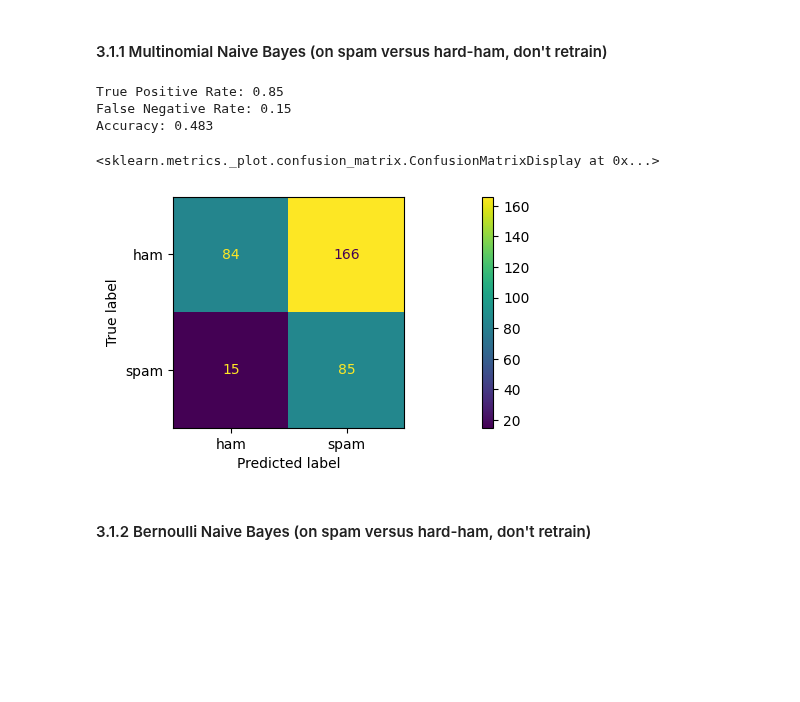
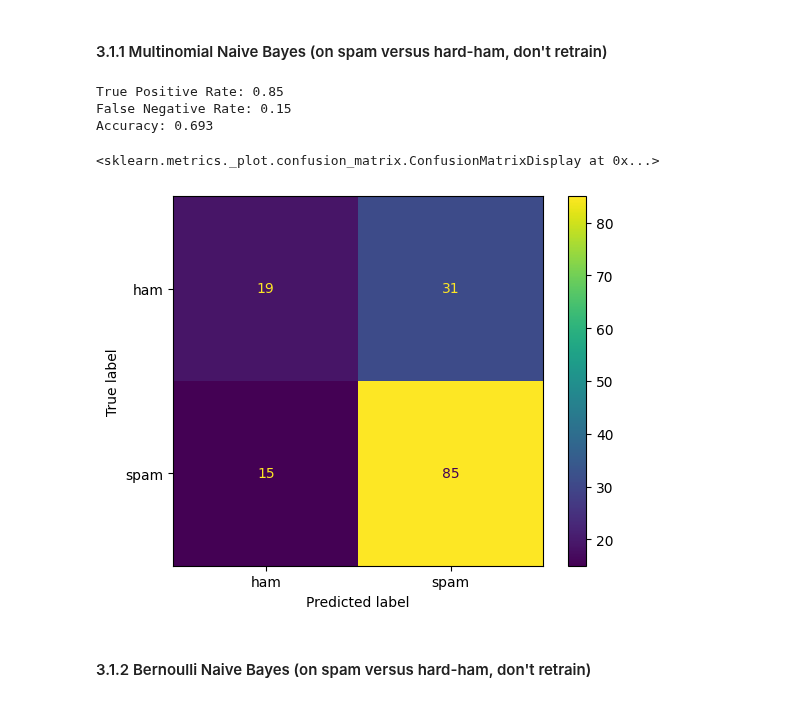
Before and after one commit to chenbin234/DAT405-DIT407-Introduction-to-data-science-and-AI, a Jupyter notebook: Assignment_4/IDSAI_Assignment4_By_Bingcheng.ipynb, the cells around one changed output. Cells and saved outputs as stored; diff of their text form; code cells hidden in the pictures; blank space fills up the shorter version.

```diff
--- a/Assignment_4/IDSAI_Assignment4_By_Bingcheng.ipynb
+++ b/Assignment_4/IDSAI_Assignment4_By_Bingcheng.ipynb
@@ -251,31 +256,32 @@ Run (don't retrain) the two models from Question 2 on spam versus hard-ham. Does
 # %% [markdown]
 #### 3.1.1 Multinomial Naive Bayes (on spam versus hard-ham, don't retrain)
 # %%
-# reconstruct the testing dataset, using hard_ham_message+spamtest
-X_test_hard = vectorizer.transform([message[0] for message in hard_ham_message+spamtest])
-y_test_hard = [message[1] for message in hard_ham_message+spamtest]
+# reconstruct the testing dataset, using ham_hardtest+spamtest
+X_test_hard = vectorizer.transform([message[0] for message in ham_hardtest+spamtest])
+y_test_hard = [message[1] for message in ham_hardtest+spamtest]
 
 # predit X_test_hard dataset
 y_pred_hard = mnb.predict(X_test_hard)
 
 # reports True Positive and False Negative rates on the `hamtest` and `spamtest` datasets.
-tn2, fp2, fn2, tp2 = confusion_matrix(y_test_hard, y_pred_hard).ravel()
-print("True Positive Rate:", tp2 / (tp2 + fn2))
-print("False Negative Rate:", fn2 / (tp2 + fn2))
+tn3, fp3, fn3, tp3 = confusion_matrix(y_test_hard, y_pred_hard).ravel()
+print("True Positive Rate:", tp3 / (tp3 + fn3))
+print("False Negative Rate:", fn3 / (tp3 + fn3))
 
 # accuracy score
-print(f"Accuracy: {accuracy_score(y_test_hard, y_pred_hard):.3f}")
+accuracy_3 = accuracy_score(y_test_hard, y_pred_hard)
+print(f"Accuracy: {accuracy_3:.3f}")
 
 # plot the comfusionMatrix
 cm = confusion_matrix(y_test_hard, y_pred_hard, labels=mnb.classes_)
 disp = ConfusionMatrixDisplay(confusion_matrix=cm, display_labels=mnb.classes_)
 disp.plot()
 # %% [output]
 True Positive Rate: 0.85
 False Negative Rate: 0.15
-Accuracy: 0.483
+Accuracy: 0.693
 <sklearn.metrics._plot.confusion_matrix.ConfusionMatrixDisplay at 0x...>
-[figure, old version]
+[figure, new version]
 # %% [markdown]
 #### 3.1.2 Bernoulli Naive Bayes (on spam versus hard-ham, don't retrain)
 # %%
```
Also changed, not shown: parts of 18 cells of this notebook.
